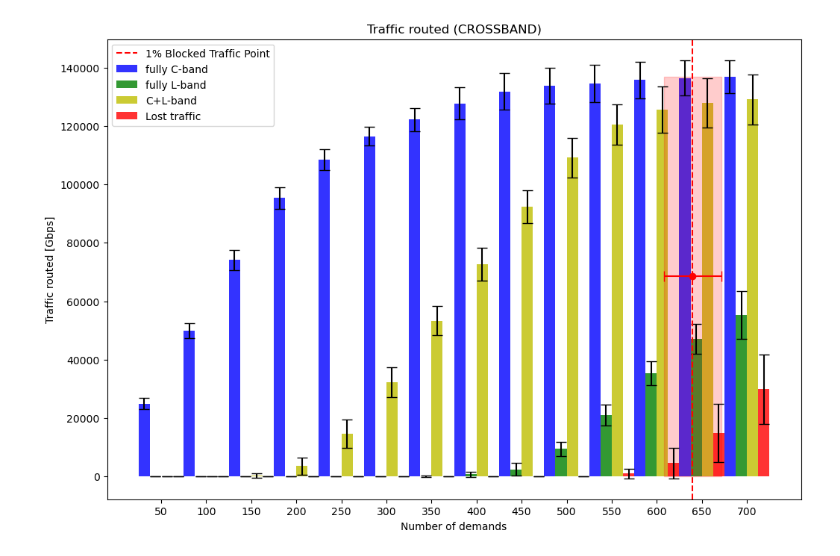
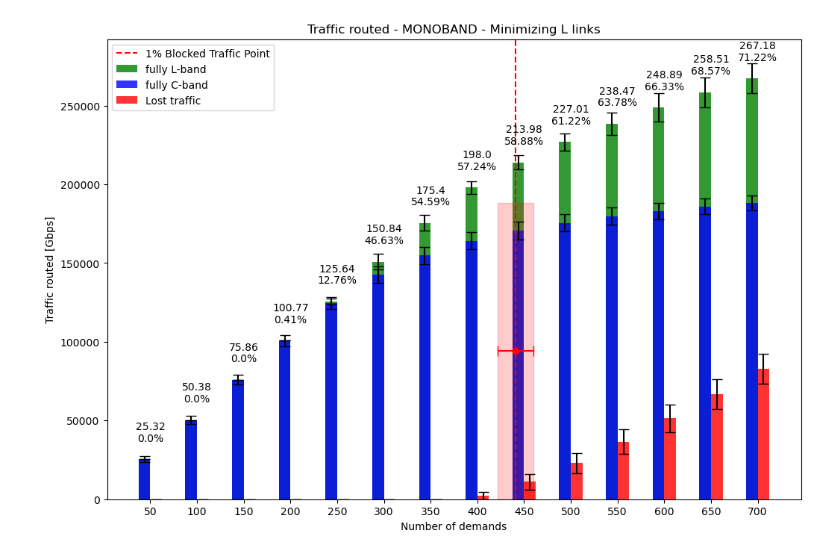
Before and after one commit to AlbertoCeresoli/CND_Nokia_CL-Bands, a Jupyter notebook: clbands_stats_comparizon.ipynb, the cells around one changed output. Drawn from its saved outputs; the diff is of its cells as text; code cells hidden in the pictures.

Commit message:
stuff about plotting

```diff
--- a/clbands_stats_comparizon.ipynb
+++ b/clbands_stats_comparizon.ipynb
@@ -550,7 +551,7 @@ def sap_ff_rwa_variable_mod_dualband_crossband_2(G: nx.Graph, demands: list, ksp
             bestMod = None
             bestModWaves = math.inf
             for mod in possible_mods:
-                modNeededWaves = (rate // mod["Data Rate (Gb/s)"] + 1) * (mod["Channel spacing (Δf) (GHz)"] / 50)
+                modNeededWaves = math.ceil(rate / mod["Data Rate (Gb/s)"]) * (mod["Channel spacing (Δf) (GHz)"] / 50)
                 if modNeededWaves <= bestModWaves or bestMod == None:
                     bestMod = mod
                     bestModWaves = modNeededWaves
@@ -946,7 +947,7 @@ def sap_ff_rwa_variable_mod_dualband_crossband_2(G: nx.Graph, demands: list, ksp
         # SPECIAL-L
         if routed == False:
         # First I try allocating on already existing L band link:
-            specialRouteLband, nUsedWaves = allocateSpecialLband(G, src, dst, rate, modTable)
+            specialRouteLband, nUsedWaves = allocateSpecialLband(G, src, dst, rate, modTable, l_maximizing = True)
             if specialRouteLband != None:
                 band = "L-band"
                 n_l_routed_demands += 1
@@ -983,7 +984,7 @@ def sap_ff_rwa_variable_mod_dualband_crossband_2(G: nx.Graph, demands: list, ksp
         return n_routed_demands, routed_demands, total_routed_traffic_c, total_routed_traffic_l, total_routed_traffic_c_AND_l, lost_traffic, one_percent
     return n_routed_demands, routed_demands, total_routed_traffic_c, total_routed_traffic_l, total_routed_traffic_c_AND_l, lost_traffic, None
 # %%
-def runHeuristic(G: nx.Graph, demands: list, num_spectrum: int, ksp_depth: int, plot_usage: bool, n_wavelengths: int, modTable: list, dualband: bool, crossband: bool, cumulative_total: int, cumulative_lost: int) -> tuple[int, bool, int, int, int]:
+def runHeuristic(G: nx.Graph, demands: list, num_spectrum: int, ksp_depth: int, plot_usage: bool, n_wavelengths: int, modTable: list, dualband: bool, crossband: bool, cumulative_total: int, cumulative_lost: int, l_maximizing: bool) -> tuple[int, bool, int, int, int]:
     ksp = get_ksp(G, ksp_depth, 'length')
     #print(f'We generated {len(demands)} demands')
 
@@ -991,7 +992,7 @@ def runHeuristic(G: nx.Graph, demands: list, num_spectrum: int, ksp_depth: int,
         if crossband:
             n_routed_demands, routed_demands, traffic_c, traffic_l, traffic_c_l, lost_traffic, one_percent=  sap_ff_rwa_variable_mod_dualband_crossband_2(G, demands, ksp, modTable, cumulative_total, cumulative_lost)
         else:
-            n_routed_demands, routed_demands, traffic_c, traffic_l, lost_traffic, one_percent= sap_ff_rwa_variable_mod_dualband(G, demands, ksp, modTable, cumulative_total, cumulative_lost)
+            n_routed_demands, routed_demands, traffic_c, traffic_l, lost_traffic, one_percent= sap_ff_rwa_variable_mod_dualband(G, demands, ksp, modTable, cumulative_total, cumulative_lost, l_maximizing)
         edge_demand_map = {edge: {'C-band': [], 'L-band': []} for edge in G.edges}
 
 
@@ -1316,6 +1332,7 @@ for iteration in range(num_iteration - 1):
     cross_regen_number = []
     amplifiers_c_number = []
     amplifiers_l_number = []
+    upgraded_link_percentage = []
 
     # Gather traffic data for each run
     for run_results in stats_results_cross:
@@ -1327,6 +1344,7 @@ for iteration in range(num_iteration - 1):
         cross_regen_number.append(run_results[iteration][7])
         amplifiers_c_number.append(run_results[iteration][8])
         amplifiers_l_number.append(run_results[iteration][9])
+        upgraded_link_percentage.append(run_results[iteration][10])
 
     results = [
         np.mean(c_band_traffic),
@@ -1344,7 +1362,9 @@ for iteration in range(num_iteration - 1):
         np.mean(amplifiers_c_number),
         np.std(amplifiers_c_number),
         np.mean(amplifiers_l_number),
-        np.std(amplifiers_l_number)
+        np.std(amplifiers_l_number),
+        np.mean(upgraded_link_percentage),
+        np.std(upgraded_link_percentage)
     ]
     results_list_cross.append(results)
 
@@ -1369,6 +1389,7 @@ for iteration in range(num_iteration - 1):
     mono_regen_number = []
     amplifiers_c_number = []
     amplifiers_l_number = []
+    upgraded_link_percentage = []
 
     # Gather traffic data for each run
     for run_results in stats_results_mono:
@@ -1378,6 +1399,7 @@ for iteration in range(num_iteration - 1):
         mono_regen_number.append(run_results[iteration][6])
         amplifiers_c_number.append(run_results[iteration][8])
         amplifiers_l_number.append(run_results[iteration][9])
+        upgraded_link_percentage.append(run_results[iteration][10])
 
     results = [
         np.mean(c_band_traffic),
@@ -1395,7 +1417,9 @@ for iteration in range(num_iteration - 1):
         np.mean(amplifiers_c_number),
         np.std(amplifiers_c_number),
         np.mean(amplifiers_l_number),
-        np.std(amplifiers_l_number)
+        np.std(amplifiers_l_number),
+        np.mean(upgraded_link_percentage),
+        np.std(upgraded_link_percentage)
     ]
     results_list_mono.append(results)
 
@@ -1414,5 +1438,5 @@ one_percent_mono_std = one_percent_mono_std / demand_at_a_time
 # %%
-
+from operator import add
 # Print the results with matplotlib in a histogram with three bars per each heuristicResults tuple, one bar per each band and one for lost traffic
 # The bar will represent the traffic routed on c band and l band
 # The x axis will represent the number of demands
@@ -1432,34 +1456,67 @@ mean_traffic_c_l = [result[4] for result in results_list_cross]
 std_traffic_c_l = [result[5] for result in results_list_cross]
 mean_lost_traffic = [result[6] for result in results_list_cross]
 std_lost_traffic = [result[7] for result in results_list_cross]
+mean_upgraded_link = [result[16] for result in results_list_cross]
+std_upgraded_link = [result[17] for result in results_list_cross]
 
-rects1 = plt.bar(index - 1.5 * bar_width, mean_traffic_c, bar_width,
+# rects1 = plt.bar(index - 1.5 * bar_width, mean_traffic_c, bar_width,
+#                  alpha=opacity,
+#                  color='b',
+#                  label='fully C-band',
+#                  yerr=std_traffic_c,
+#                  capsize=5)
+
+# rects2 = plt.bar(index - 0.5 * bar_width, mean_traffic_l, bar_width,
+#                  alpha=opacity,
+#                  color='g',
+#                  label='fully L-band',
+#                  yerr=std_traffic_l,
+#                  capsize=5)
+
+# rects4 = plt.bar(index + 0.5 * bar_width, mean_traffic_c_l, bar_width,
+#                  alpha=opacity,
+#                  color='y',
+#                  label='C+L-band',
+#                  yerr=std_traffic_c_l,
+#                  capsize=5)
+
+# rects3 = plt.bar(index + 1.5 * bar_width, mean_lost_traffic, bar_width,
+#                  alpha=opacity,
+#                  color='r',
+#                  label='Lost traffic',
+#                  yerr=std_lost_traffic,
+#                  capsize=5)
+
+# rects4 = plt.bar(index - 0.5 * bar_width,  list(map(add,list( map(add, mean_traffic_c_l, mean_traffic_c)), mean_traffic_l)), bar_width,
+#                  alpha=opacity,
+#                  color='y',
+#                  label='C+L-band',
+#                  yerr=std_traffic_c_l,
+#                  capsize=5)
+rects2 = plt.bar(index - 0.5 * bar_width, list( map(add, mean_traffic_l, mean_traffic_c)), bar_width,
+                 alpha=opacity,
+                 color='g',
+                 label='fully L-band',
+                 yerr=std_traffic_l,
+                 capsize=5)
+rects1 = plt.bar(index - 0.5 * bar_width, mean_traffic_c, bar_width,
                  alpha=opacity,
                  color='b',
                  label='fully C-band',
                  yerr=std_traffic_c,
                  capsize=5)
-
-rects2 = plt.bar(index - 0.5 * bar_width, mean_traffic_l, bar_width,
-                 alpha=opacity,
-                 color='g',
-                 label='fully L-band',
-                 yerr=std_traffic_l,
-                 capsize=5)
-
-rects4 = plt.bar(index + 0.5 * bar_width, mean_traffic_c_l, bar_width,
-                 alpha=opacity,
-                 color='y',
-                 label='C+L-band',
-                 yerr=std_traffic_c_l,
-                 capsize=5)
-
-rects3 = plt.bar(index + 1.5 * bar_width, mean_lost_traffic, bar_width,
+rects3 = plt.bar(index + 0.5 * bar_width, mean_lost_traffic, bar_width,
                  alpha=opacity,
                  color='r',
                  label='Lost traffic',
                  yerr=std_lost_traffic,
                  capsize=5)
+
+# print percentage of upgraded links next to the corresponding iterarion
+for i in range(len(mean_upgraded_link)):
+    plt.text(index[i], mean_traffic_c[i] + mean_traffic_l[i] + mean_traffic_c_l[i] + 10000, f'{round(mean_upgraded_link[i],2)}%', ha='center', va='bottom')
+    plt.text(index[i], mean_traffic_c[i] + mean_traffic_l[i] + mean_traffic_c_l[i] + 17500, f'{round((mean_traffic_c[i] + mean_traffic_l[i] + mean_traffic_c_l[i])/1000,2)}', ha='center', va='bottom')
+
 
 # Adding uncertainty to the vertical line
 if one_percent_cross_avg:
@@ -1473,7 +1530,8 @@ if one_percent_cross_avg:
 plt.xticks(index, [(i + 1) * demand_at_a_time for i in index])
 plt.xlabel('Number of demands')
 plt.ylabel('Traffic routed [Gbps]')
-plt.title('Traffic routed (CROSSBAND)')
+plt.ylim(0, max(list(map(add,list( map(add, mean_traffic_c_l, mean_traffic_c)), mean_traffic_l))) + 25000)
+plt.title('Traffic routed - MONOBAND - Minimizing L links')
 plt.legend()
 
 mean_mono_regen = [result[8] for result in results_list_cross]
@@ -1522,6 +1580,7 @@ ax.errorbar(index, [cost_amplifiers * mean for mean in mean_l_amplifiers],
             label='Amplifiers L-band ('+str(cost_amplifiers)+' per unit)',
             capsize=5)
 
+
 if one_percent_cross_avg:
     ax.axvline(x=one_percent_cross_avg, color='r', linestyle='--', label='1% Blocked Traffic Point')
     ax.fill_betweenx([0, max(cost_mono_regen * max(mean_mono_regen),cost_cross_regen * max(mean_cross_regen))],
@@ -1578,2 +1637,2 @@ We routed a total of 311488.89 Gbps of traffic out of a total of 326388.89 Gpbs
 ____________________________________________________________________________________
-[figure, old version]
+[figure, new version]
```
Also changed, not shown: parts of 9 cells of this notebook, 1 other file.
